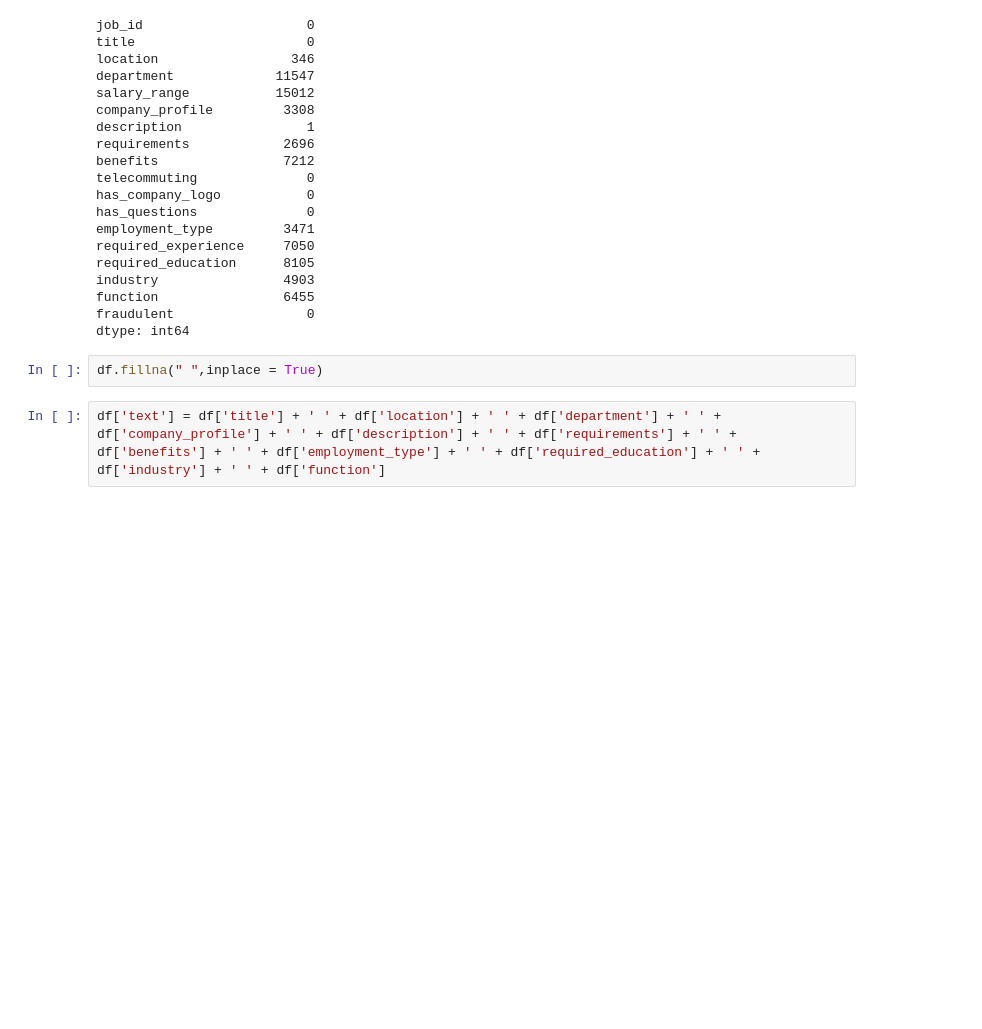
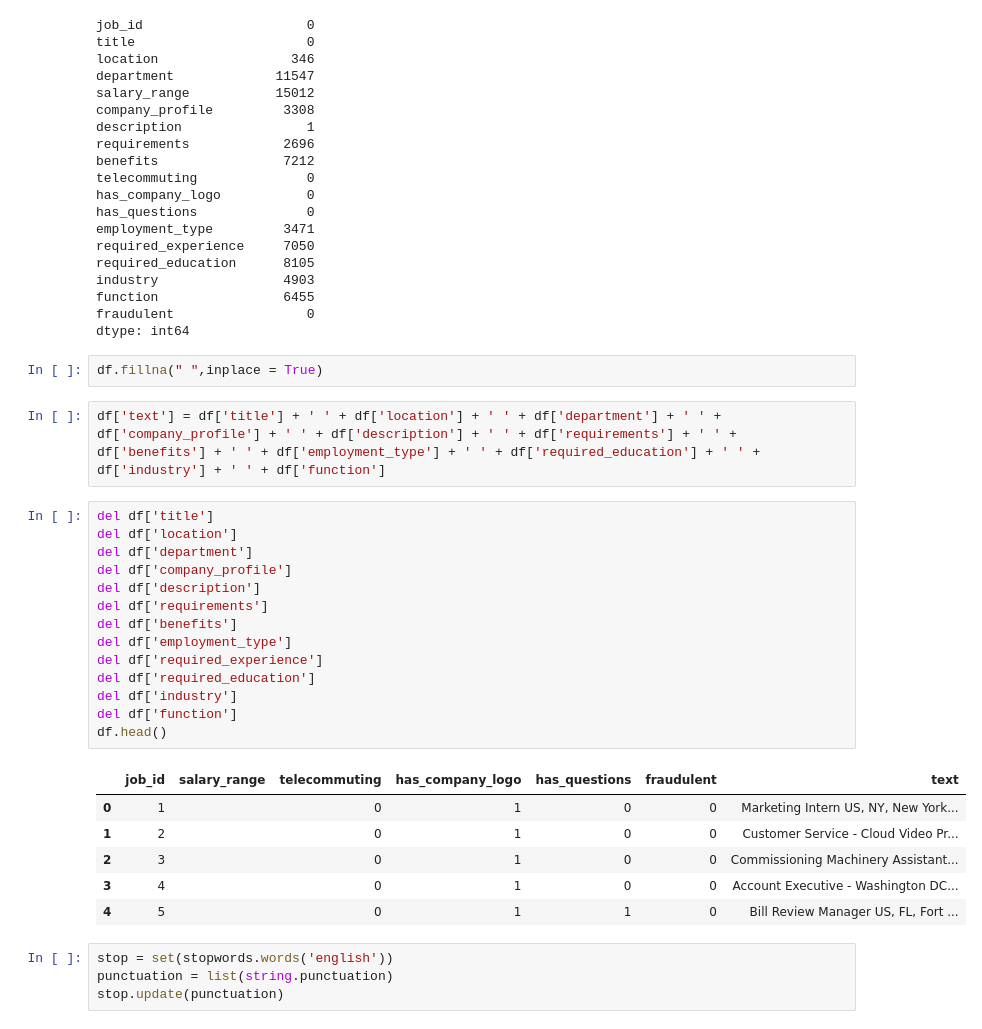
Before and after one commit to JennyL07/NLP_Kaggle_Real-Fake-Job-Posting-Prediction, a Jupyter notebook: v2_multinomialNB.ipynb, the cells around one changed output. Cells and saved outputs as stored; diff of their text form; blank space fills up the shorter version.

```diff
--- a/v2_multinomialNB.ipynb
+++ b/v2_multinomialNB.ipynb
@@ -77,3 +77,28 @@ dtype: int64
 df.fillna(" ",inplace = True)
 # %%
 df['text'] = df['title'] + ' ' + df['location'] + ' ' + df['department'] + ' ' + df['company_profile'] + ' ' + df['description'] + ' ' + df['requirements'] + ' ' + df['benefits'] + ' ' + df['employment_type'] + ' ' + df['required_education'] + ' ' + df['industry'] + ' ' + df['function']
+# %%
+del df['title']
+del df['location']
+del df['department']
+del df['company_profile']
+del df['description']
+del df['requirements']
+del df['benefits']
+del df['employment_type']
+del df['required_experience']
+del df['required_education']
+del df['industry']
+del df['function']
+df.head()
+# %% [output]
+|  | job_id | salary_range | telecommuting | has_company_logo | has_questions | fraudulent | text |
+| 0 | 1 |  | 0 | 1 | 0 | 0 | Marketing Intern US, NY, New York... |
+| 1 | 2 |  | 0 | 1 | 0 | 0 | Customer Service - Cloud Video Pr... |
+| 2 | 3 |  | 0 | 1 | 0 | 0 | Commissioning Machinery Assistant... |
+| 3 | 4 |  | 0 | 1 | 0 | 0 | Account Executive - Washington DC... |
+| 4 | 5 |  | 0 | 1 | 1 | 0 | Bill Review Manager US, FL, Fort ... |
+# %%
+stop = set(stopwords.words('english'))
+punctuation = list(string.punctuation)
+stop.update(punctuation)
```
